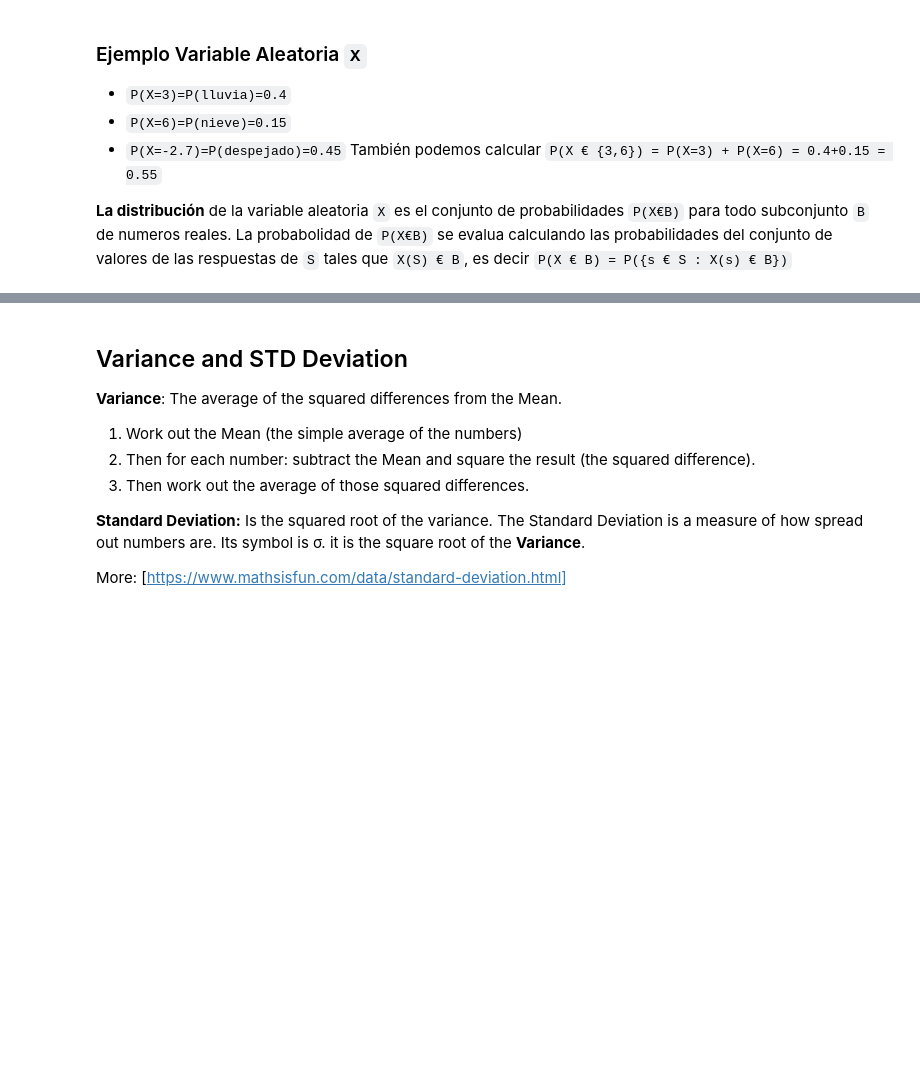
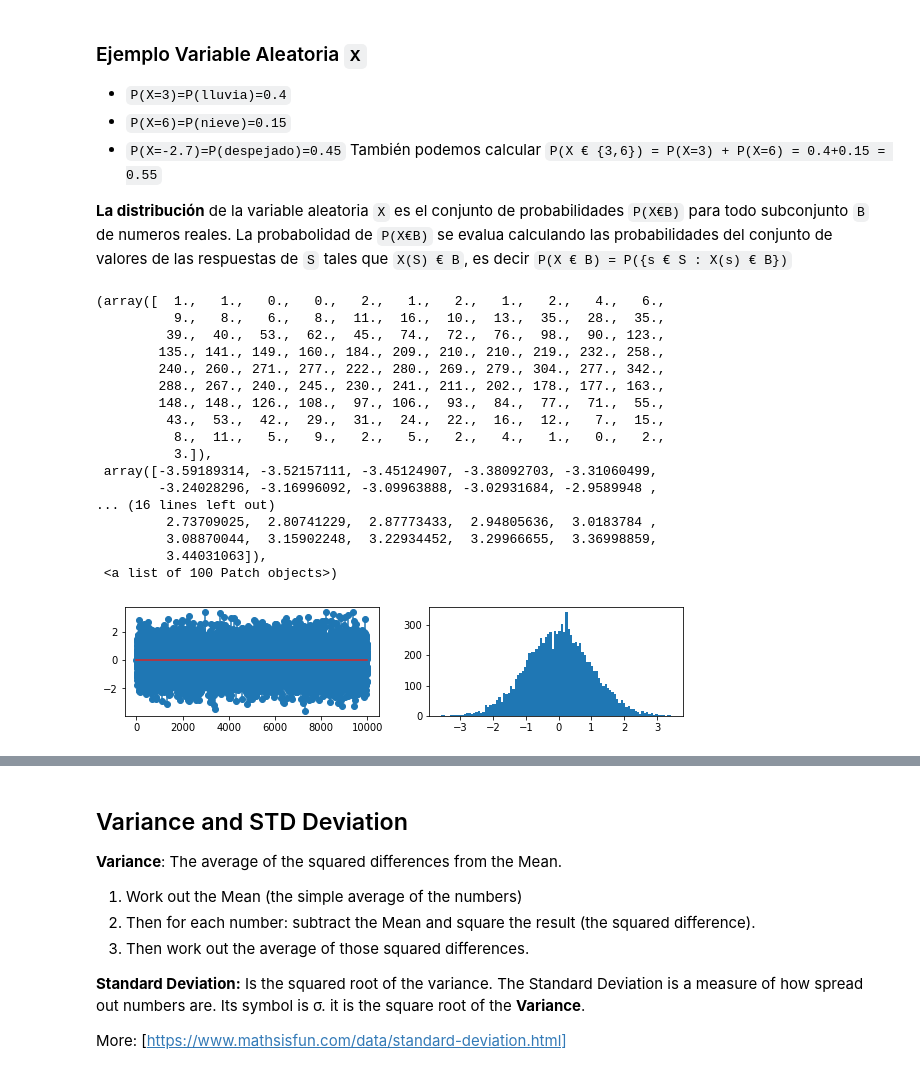
Before and after one commit to olmocorell/probability, a Jupyter notebook: 1-probability-definitions.ipynb, the cells around one changed output, grey strips where cells are left out. Drawn from its saved outputs; the diff is of its cells as text; code cells hidden in the pictures; blank space fills up the shorter version.

```diff
--- a/1-probability-definitions.ipynb
+++ b/1-probability-definitions.ipynb
@@ -35,6 +35,37 @@ También podemos calcular `P(X € {3,6}) = P(X=3) + P(X=6) = 0.4+0.15 = 0.55`
 
 **La distribución** de la variable aleatoria `X` es el conjunto de probabilidades `P(X€B)` para todo subconjunto `B` de numeros reales. La probabolidad de `P(X€B)` se evalua calculando
 las probabilidades del conjunto de valores de las respuestas de `S` tales que `X(S) € B`, es decir `P(X € B) = P({s € S : X(s) € B})`
+# %%
+%matplotlib inline
+import matplotlib.pyplot as plt
+# Random variable X (samples from Normal distribution)
+X = np.random.normal(size=10000)
+
+# Check that the distribution is normal
+plt.figure(figsize=(10,2))
+plt.subplot(1,2,1)
+plt.stem(X,use_line_collection=True)
+plt.subplot(1,2,2)
+plt.hist(X,bins=100)
+# %% [output]
+(array([  1.,   1.,   0.,   0.,   2.,   1.,   2.,   1.,   2.,   4.,   6.,
+          9.,   8.,   6.,   8.,  11.,  16.,  10.,  13.,  35.,  28.,  35.,
+         39.,  40.,  53.,  62.,  45.,  74.,  72.,  76.,  98.,  90., 123.,
+        135., 141., 149., 160., 184., 209., 210., 210., 219., 232., 258.,
+        240., 260., 271., 277., 222., 280., 269., 279., 304., 277., 342.,
+        288., 267., 240., 245., 230., 241., 211., 202., 178., 177., 163.,
+        148., 148., 126., 108.,  97., 106.,  93.,  84.,  77.,  71.,  55.,
+         43.,  53.,  42.,  29.,  31.,  24.,  22.,  16.,  12.,   7.,  15.,
+          8.,  11.,   5.,   9.,   2.,   5.,   2.,   4.,   1.,   0.,   2.,
+          3.]),
+ array([-3.59189314, -3.52157111, -3.45124907, -3.38092703, -3.31060499,
+        -3.24028296, -3.16996092, -3.09963888, -3.02931684, -2.9589948 ,
+... (16 lines left out)
+         2.73709025,  2.80741229,  2.87773433,  2.94805636,  3.0183784 ,
+         3.08870044,  3.15902248,  3.22934452,  3.29966655,  3.36998859,
+         3.44031063]),
+ <a list of 100 Patch objects>)
+[figure, added]
 # %%
 %matplotlib inline
 import matplotlib.pyplot as plt
```
Also changed, not shown: parts of 3 cells of this notebook, 8 other files.
